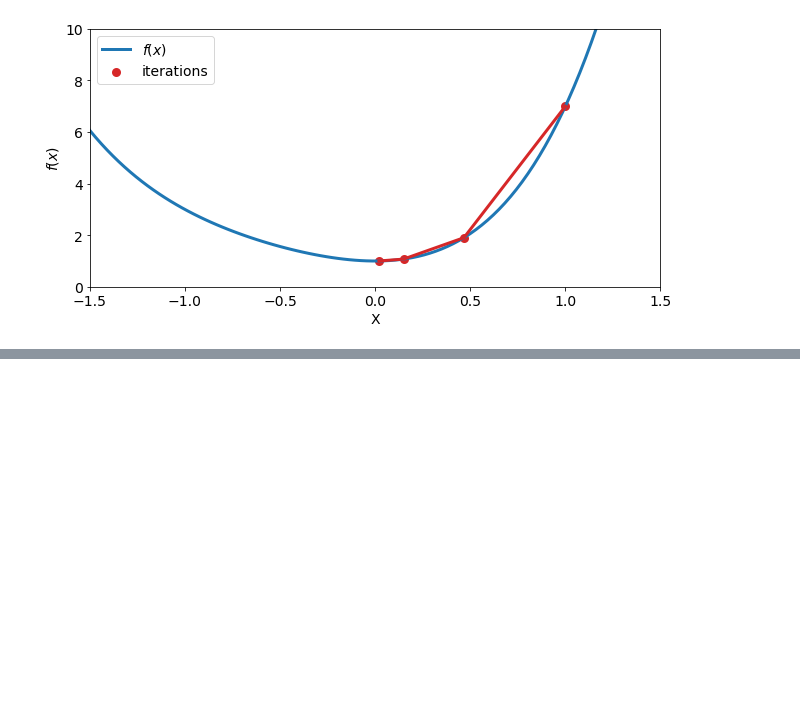
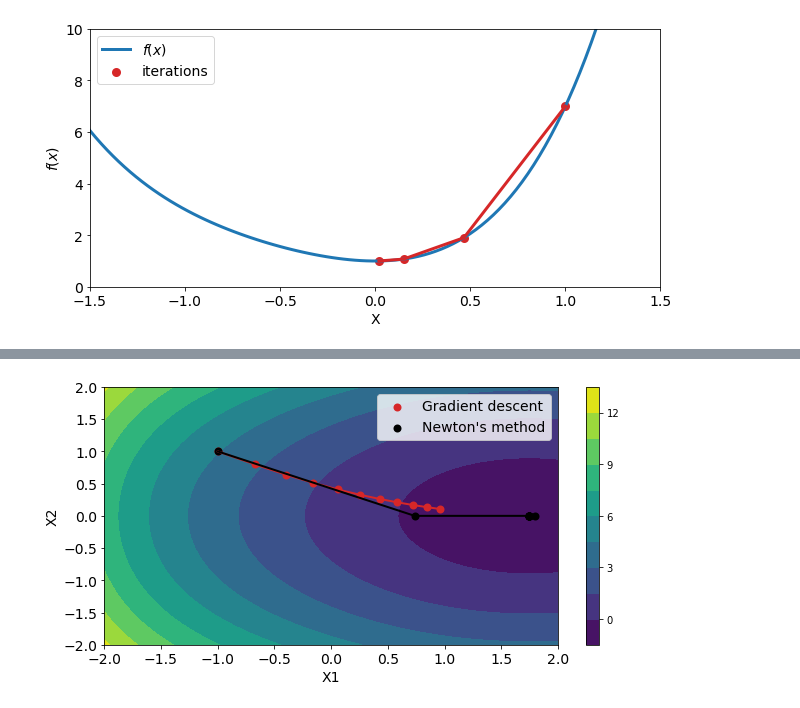
Before and after one commit to hushchyn-mikhail/acronis_ml, a Jupyter notebook: newtons_method.ipynb, the cells around one changed output, grey strips where cells are left out. Cells and saved outputs as stored; diff of their text form; code cells hidden in the pictures; blank space fills up the shorter version.

```diff
--- a/newtons_method.ipynb
+++ b/newtons_method.ipynb
@@ -92,0 +260,4 @@ plt.show()
+# %%
+n_iters = 11
+
+x_0 = np.array([-1, 1])
@@ -92,0 +339,39 @@ plt.show()
+# %%
+# Generate grid
+N = 100
+box = 2.
+x1 = np.linspace(-box, box, N)
+x2 = np.linspace(-box, box, N)
+
+x1_grid, x2_grid = np.meshgrid(x1, x2)
+f_grid = f([x1_grid, x2_grid])
+# %%
+plt.figure(figsize=(9, 4.5))
+#plt.contourf(x1, x2, f_grid, levels=np.linspace(-1.1, 2.01, 50))
+plt.contourf(x1, x2, f_grid, levels=10)
+plt.colorbar()
+
+plt.scatter(x_iters[:, 0], x_iters[:, 1], color='C3', linewidth=2, label="Gradient descent")
+plt.plot(x_iters[:, 0], x_iters[:, 1], color='C3', linewidth=2)
+
+plt.scatter(x_iters_newton[:, 0], x_iters_newton[:, 1], color='0', linewidth=2, label="Newton's method")
+plt.plot(x_iters_newton[:, 0], x_iters_newton[:, 1], color='0', linewidth=2)
+
+plt.xlabel('X1', size=14)
+plt.xticks(size=14)
+
+plt.ylabel('X2', size=14)
+plt.yticks(size=14)
+
+plt.xlim(-0.1, 0.5)
+plt.ylim(-1.1, 0)
+
+plt.xlim(-box, box)
+plt.ylim(-box, box)
+
+plt.legend(loc='best', fontsize=14)
+
+plt.tight_layout()
+plt.show()
+# %% [output]
+[figure, added]
```
Also changed, not shown: parts of 11 cells of this notebook.
